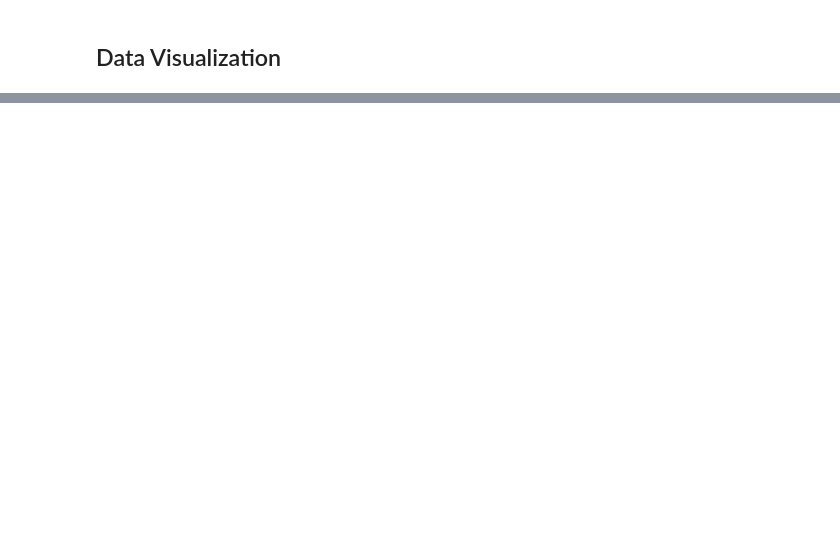
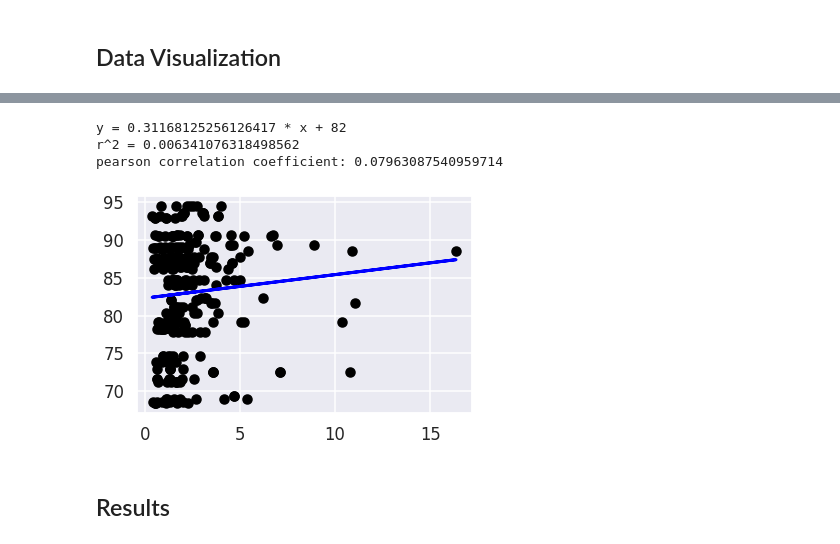
Before and after one commit to timnordahl/ufo-data-analysis, a Jupyter notebook: final.ipynb, the cells around one changed output, grey strips where cells are left out. Saved outputs shown, nothing was run; the diff lists cells and outputs as text; code cells hidden in the pictures; blank space fills up the shorter version.

```diff
--- a/final.ipynb
+++ b/final.ipynb
@@ -148,0 +349,19 @@ df_ufo['month'].value_counts().sort_index().plot(
+# %%
+X = df_anal['sightings per cap x 100,000'].values.reshape(-1,1)
+Y = df_anal['education'].values
+regr = linear_model.LinearRegression().fit(X,Y)
+pred = regr.predict(X)
+
+plt.scatter(X, Y,  color='black')
+plt.plot(X, pred, color='blue', linewidth=3)
+
+print("y = %s * x + %d" % (regr.coef_[0], regr.intercept_))
+print("r^2 = " + str(r2_score(Y, pred)))
+print("pearson correlation coefficient: " + str(df_anal['sightings per cap x 100,000'].corr(df_anal['education'])))
+# %% [output]
+y = 0.31168125256126417 * x + 82
+r^2 = 0.006341076318498562
+pearson correlation coefficient: 0.07963087540959714
+[figure, added]
+# %% [markdown]
+## Results
```
Also changed, not shown: parts of 31 cells of this notebook.
